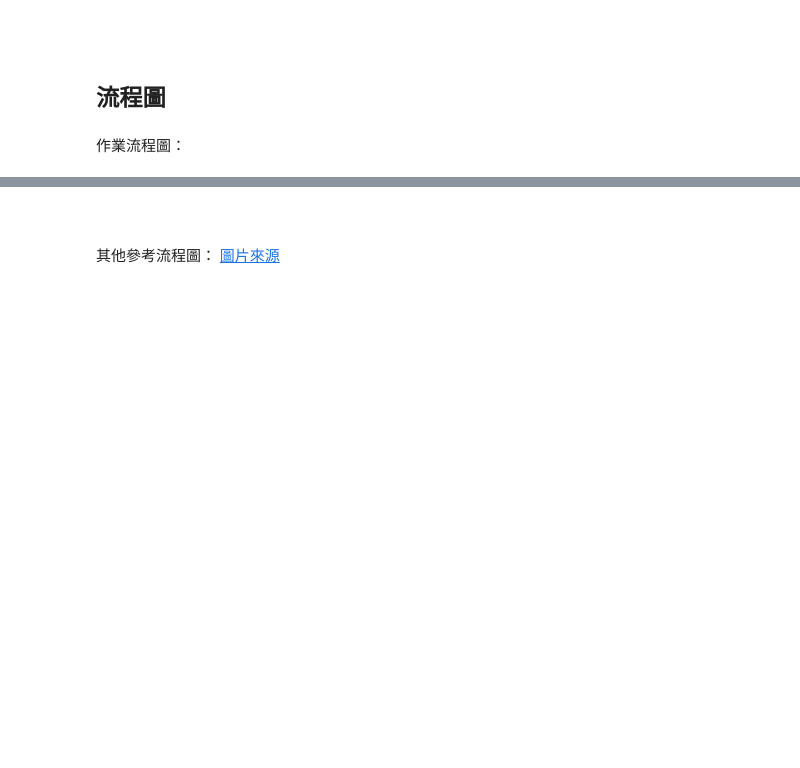
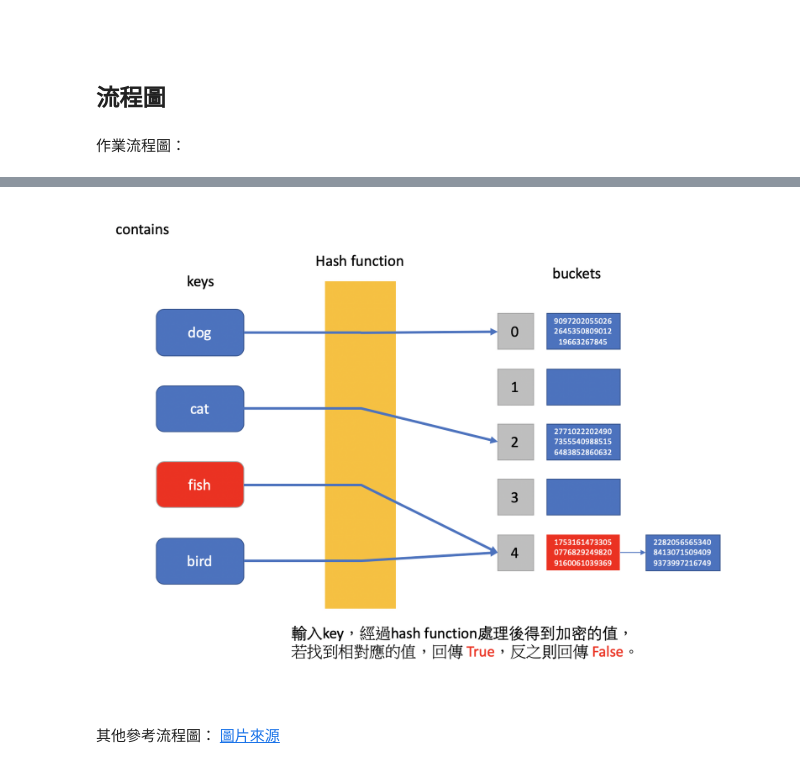
Before and after one commit to jiaying777/DATA-STRUCTURES-AND-ALGORITHMS, a Jupyter notebook: HW4/hash table 學習歷程、流程圖與文字說明.ipynb, the cells around one changed output, grey strips where cells are left out. Cells and saved outputs as stored; diff of their text form; code cells hidden in the pictures; blank space fills up the shorter version.

```diff
--- a/HW4/hash table 學習歷程、流程圖與文字說明.ipynb
+++ b/HW4/hash table 學習歷程、流程圖與文字說明.ipynb
@@ -46,3 +51,8 @@ Image(filename='hash table 流程圖.png',width = '70%')
+# %%
+from IPython.display import Image
+Image(filename='hash_contains.png',width = '70%')
+# %% [output]
+[figure, added]
 # %% [markdown]
 <br>
 # %% [markdown]
```
Also changed, not shown: parts of 2 cells of this notebook.
